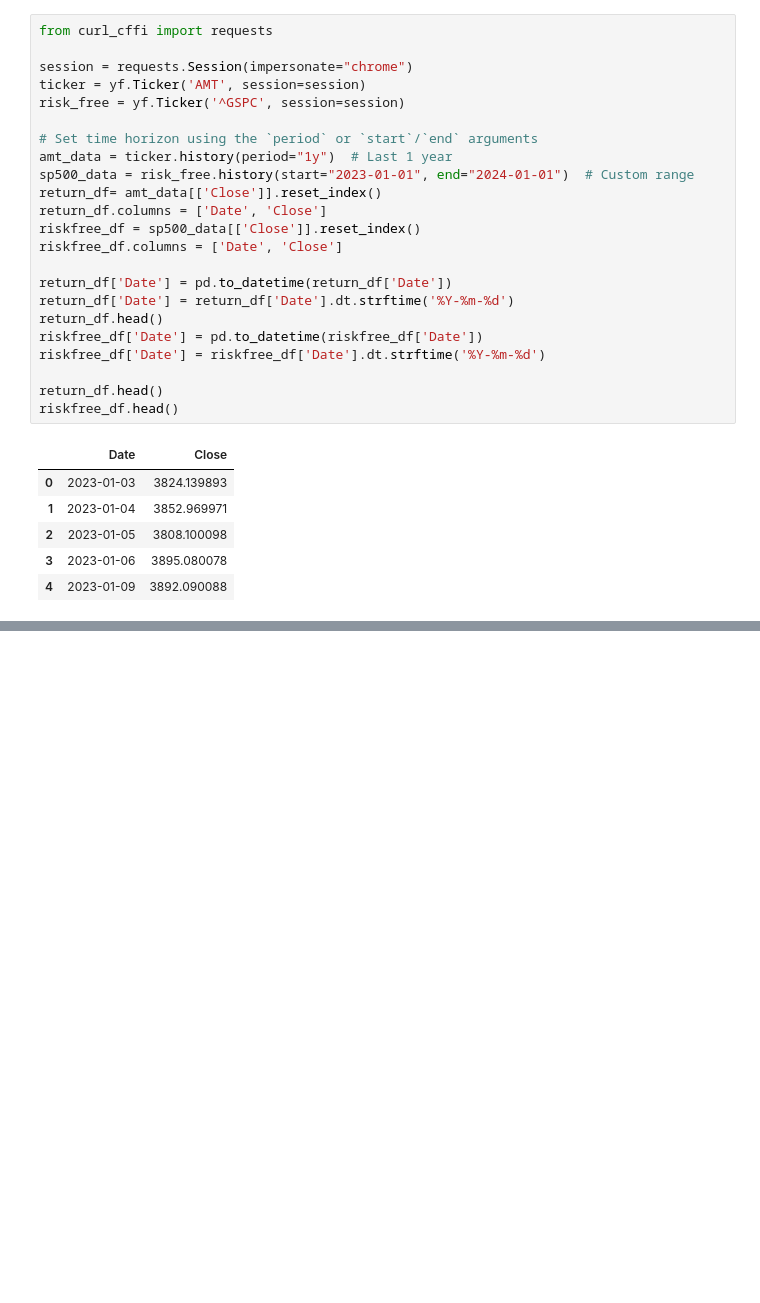
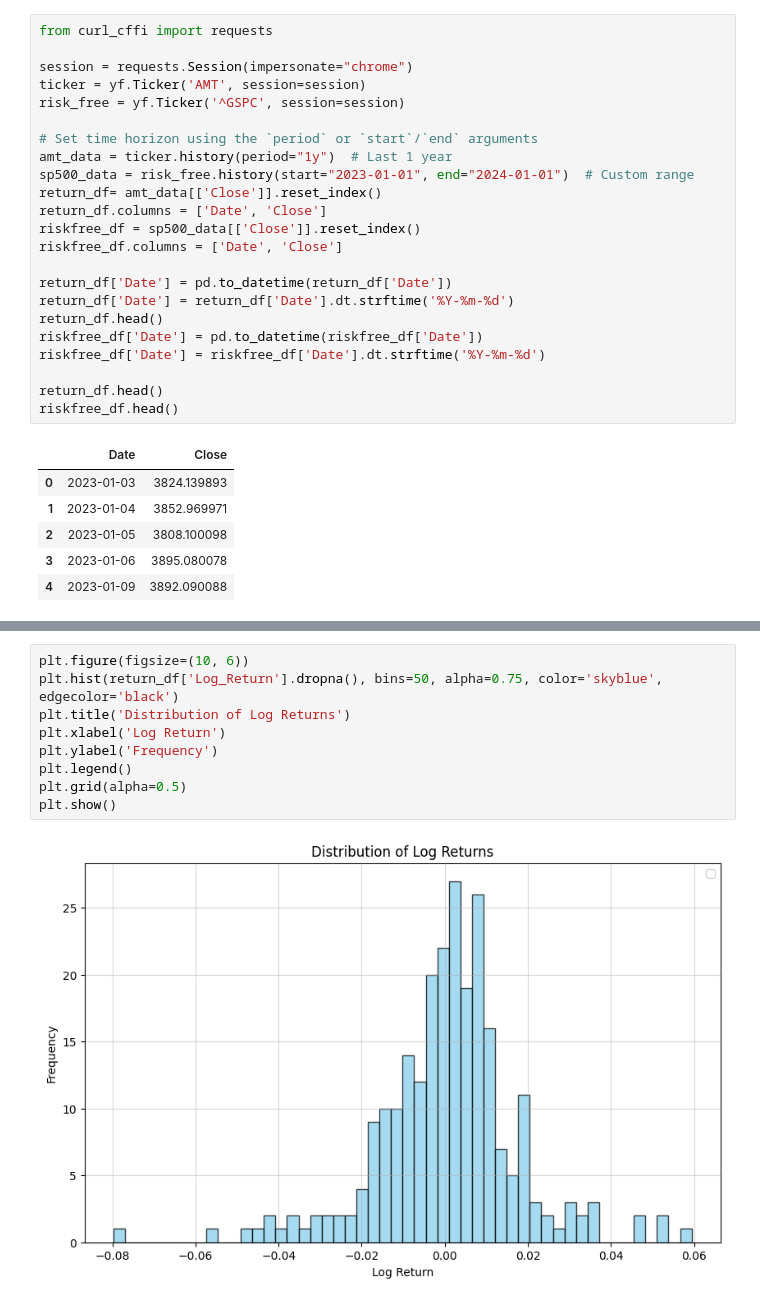
Before and after one commit to a4kulshr/quantaco, a Jupyter notebook: variance test.ipynb, the cells around one changed output, grey strips where cells are left out. Drawn from its saved outputs; the diff is of its cells as text; blank space fills up the shorter version.

```diff
--- a/variance test.ipynb
+++ b/variance test.ipynb
@@ -185,0 +214,11 @@ Value at Risk (95% confidence level) using Log Returns: -0.0346
+# %%
+plt.figure(figsize=(10, 6))
+plt.hist(return_df['Log_Return'].dropna(), bins=50, alpha=0.75, color='skyblue', edgecolor='black')
+plt.title('Distribution of Log Returns')
+plt.xlabel('Log Return')
+plt.ylabel('Frequency')
+plt.legend()
+plt.grid(alpha=0.5)
+plt.show()
+# %% [output]
+[figure, added]
```
Also changed, not shown: parts of 8 cells of this notebook, 7 other files.
